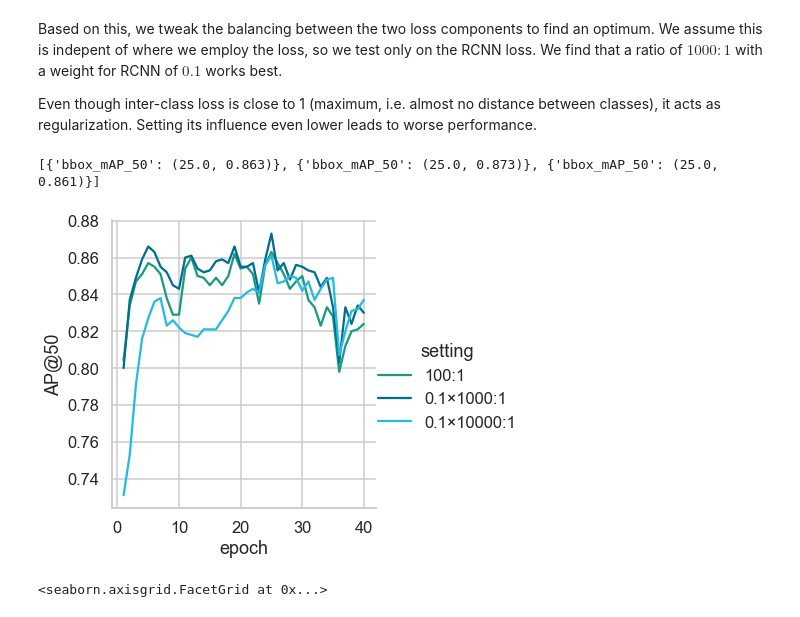
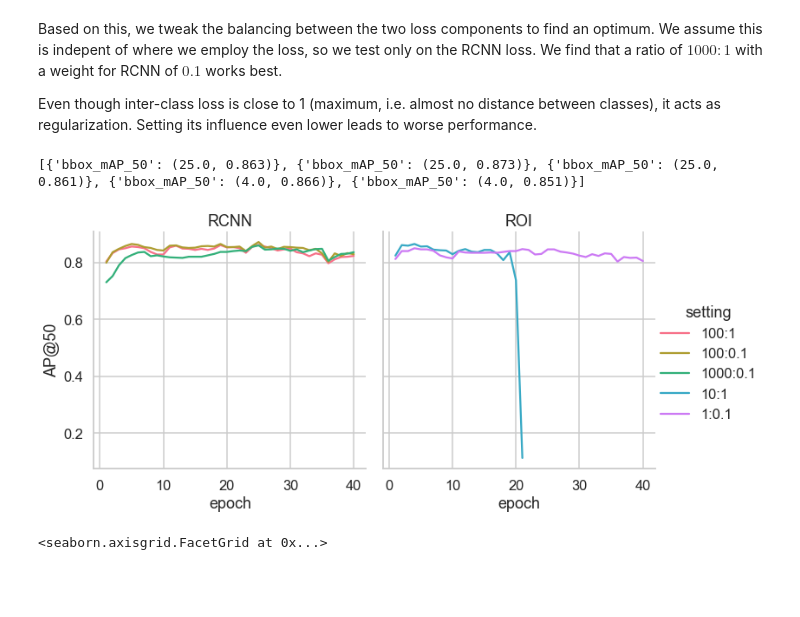
Before and after one commit to ThaddaeusWiedemer/FisheyeSPA, a Jupyter notebook: results/gpa.ipynb, the cells around one changed output. Cells and saved outputs as stored; diff of their text form; code cells hidden in the pictures; blank space fills up the shorter version.

```diff
--- a/results/gpa.ipynb
+++ b/results/gpa.ipynb
@@ -180,40 +183,52 @@ Even though inter-class loss is close to 1 (maximum, i.e. almost no distance bet
 # %%
 from log_analysis import *
 
-logs = [# × 10
-        # ['GPA/tuning/coco_piropo_100a_da1roi0rcnn10intra10inter1nFalsegtFalsemean_squared_seed.log', '10×10:1'],# doesn't train
-        # ['GPA/tuning/coco_piropo_100a_da10roi0rcnn1intra100inter1nFalsegtFalsemean_squared_seed.log', '10×100:1'],# doesn't train
-        # ['GPA/tuning/coco_piropo_100a_da1roi0rcnn10intra1000inter1nFalsegtFalsemean_squared_seed.log', '10×1000:1'],# doesn't train
-        # × 1
-        # 0.1:1
-        # ['GPA/tuning/coco_piropo_100a_da1roi0rcnn1intra10inter1nFalsegtFalsemean_squared_seed.log', '10:1'],# -> 0.846
-        ['GPA/tuning/coco_piropo_100a_da1roi0rcnn1intra100inter1nFalsegtFalsemean_squared_seed0.log', '100:1'],# -> 0.863!
-        # ['GPA/tuning/coco_piropo_100a_da1roi0rcnn1intra1000inter1nFalsegtFalsemean_squared_seed.log', '1000:1'],# -> 0.857
-        # × 0.1
-        # ['GPA/tuning/coco_piropo_100a_da1roi0rcnn01intra10inter1nFalsegtFalsemean_squared_seed.log', '0.1×10:1'],
-        # ['GPA/tuning/coco_piropo_100a_da01roi0rcnn1intra100inter1nFalsegtFalsemean_squared_seed.log', '0.1×100:1'],# no improvement
-        ['GPA/tuning/coco_piropo_100a_da1roi0rcnn01intra1000inter1nFalsegtFalsemean_squared_seed.log', '0.1×1000:1'],# -> 0.873 !
-        ['GPA/tuning/coco_piropo_100a_da1roi0rcnn01intra10000inter1nFalsegtFalsemean_squared_seed.log', '0.1×10000:1'],
-        # repeat everything ×  0.01
-        # ['GPA/tuning/coco_piropo_100a_da1roi0rcnn001intra10inter1nFalsegtFalsemean_squared_seed.log', '0.01×10:1'],
-        # ['GPA/tuning/coco_piropo_100a_da1roi0rcnn001intra100inter1nFalsegtFalsemean_squared_seed.log', '0.01×100:1'],
-        # ['GPA/tuning/coco_piropo_100a_da1roi0rcnn001intra1000inter1nFalsegtFalsemean_squared_seed.log', '0.01×1000:1'],
-        # ['GPA/tuning/coco_piropo_100a_da1roi0rcnn001intra1000inter1nFalsegtFalsemean_squared_seed.log', '0.01×10000:1'],
-        # repeat everything ×  0.001
+logs = [# __:10
+        # ['GPA/tuning/coco_piropo_100a_da1roi0rcnn10intra10inter1nFalsegtFalsemean_squared_seed.log', 'RCNN', '100:10'],# doesn't train
+        # ['GPA/tuning/coco_piropo_100a_da10roi0rcnn1intra100inter1nFalsegtFalsemean_squared_seed.log', 'RCNN', '1000:10'],# doesn't train
+        # ['GPA/tuning/coco_piropo_100a_da1roi0rcnn10intra1000inter1nFalsegtFalsemean_squared_seed.log', 'RCNN', '10000:10'],# doesn't train
+        # __:1
+        # ['GPA/tuning/coco_piropo_100a_da1roi0rcnn1intra10inter1nFalsegtFalsemean_squared_seed.log', 'RCNN', '10:1'],# -> 0.846
+        ['GPA/tuning/coco_piropo_100a_da1roi0rcnn1intra100inter1nFalsegtFalsemean_squared_seed0.log', 'RCNN', '100:1'],# -> 0.863!
+        # ['GPA/tuning/coco_piropo_100a_da1roi0rcnn1intra1000inter1nFalsegtFalsemean_squared_seed.log', 'RCNN', '1000:1'],# -> 0.857
+        # __:0.1
+        # ['GPA/tuning/coco_piropo_100a_da1roi0rcnn01intra10inter1nFalsegtFalsemean_squared_seed.log', 'RCNN', '1:0.1'],
+        # ['GPA/tuning/coco_piropo_100a_da01roi0rcnn1intra100inter1nFalsegtFalsemean_squared_seed.log', 'RCNN', '10:0.1'],# no improvement
+        ['GPA/tuning/coco_piropo_100a_da1roi0rcnn01intra1000inter1nFalsegtFalsemean_squared_seed.log', 'RCNN', '100:0.1'],# -> 0.873 !
+        ['GPA/tuning/coco_piropo_100a_da1roi0rcnn01intra10000inter1nFalsegtFalsemean_squared_seed.log', 'RCNN', '1000:0.1'],
+        # __:0.01
+        # ['GPA/tuning/coco_piropo_100a_da1roi0rcnn001intra10inter1nFalsegtFalsemean_squared_seed.log', 'RCNN', '0.1:0.01'],
+        # ['GPA/tuning/coco_piropo_100a_da1roi0rcnn001intra100inter1nFalsegtFalsemean_squared_seed.log', 'RCNN', '1:0.01'],
+        # ['GPA/tuning/coco_piropo_100a_da1roi0rcnn001intra1000inter1nFalsegtFalsemean_squared_seed.log', 'RCNN', '10:0.01'],
+        # ['GPA/tuning/coco_piropo_100a_da1roi0rcnn001intra1000inter1nFalsegtFalsemean_squared_seed.log', 'RCNN', '100:0.01'],
+        # ROI
+        # __:1
+        ['GPA/tuning/coco_piropo_100a_TwoStageDetectorAdaptive_10_1_0_0_fclayer_gTrue_seed.log', 'ROI', '10:1'],
+        # ['GPA/tuning/coco_piropo_100a_da1roi1rcnn0intra100inter1nFalsegtFalsemean_squared_seed.log', 'ROI', '100:1'],# worse
+        # __:0.1
+        ['GPA/tuning/coco_piropo_100a_TwoStageDetectorAdaptive_1_01_0_0_fclayer_gTrue_seed.log', 'ROI', '1:0.1'],
+        # ['GPA/tuning/coco_piropo_100a_da01roi1rcnn0intra100inter1nFalsegtFalsemean_squared_seed.log', 'ROI', '10:0.1 a'],# 0.865!
+        # ['GPA/tuning/coco_piropo_100a_da1roi1rcnn0intra10inter01nFalsegtFalsemean_squared_seed.log', 'ROI', '10:0.1 b'],# 0.869!
+        # ['GPA/tuning/coco_piropo_100a_TwoStageDetectorAdaptive_100_01_0_0_fclayer_gTrue_seed.log', 'ROI', '100:0.1'],
+        # __:0.01
+        # ['GPA/tuning/coco_piropo_100a_TwoStageDetectorAdaptive_01_001_0_0_fclayer_gTrue_seed.log', 'ROI', '0.1:0.01'],
+        # ['GPA/tuning/coco_piropo_100a_da1roi1rcnn0intra1inter001nFalsegtFalsemean_squared_seed.log', 'ROI', '1:0.01'],# slight improvement
+        # ['GPA/tuning/coco_piropo_100a_TwoStageDetectorAdaptive_10_001_0_0_fclayer_gTrue_seed.log', 'ROI', '10:0.01'],
         ]
 
 sb.set_context('talk')
 sb.set_style('whitegrid')
 sb.set_palette(kit())
 
-df, maxs = df_from_log(['setting'], ['bbox_mAP_50'], logs, get_max=True)
+df, maxs = df_from_log(['head', 'setting'], ['bbox_mAP_50'], logs, get_max=True)
 
-g = sb.relplot(data=df[df['occurrence']<=80], x='occurrence', y='value', kind='line', hue='setting')
+g = sb.relplot(data=df[df['occurrence']<=80], x='occurrence', y='value', kind='line', hue='setting', col='head')
 g.set_axis_labels('epoch', 'AP@50')
+g.set_titles(col_template='{col_name}', row_template='')
 print(maxs)
 # %% [output]
-[{'bbox_mAP_50': (25.0, 0.863)}, {'bbox_mAP_50': (25.0, 0.873)}, {'bbox_mAP_50': (25.0, 0.861)}]
+[{'bbox_mAP_50': (25.0, 0.863)}, {'bbox_mAP_50': (25.0, 0.873)}, {'bbox_mAP_50': (25.0, 0.861)}, {'bbox_mAP_50': (4.0, 0.866)}, {'bbox_mAP_50': (4.0, 0.851)}]
-[figure, old version]
+[figure, new version]
 # %%
 from log_analysis import *
 sb.set_context('talk')
```
Also changed, not shown: parts of 8 cells of this notebook, 28 other files.
